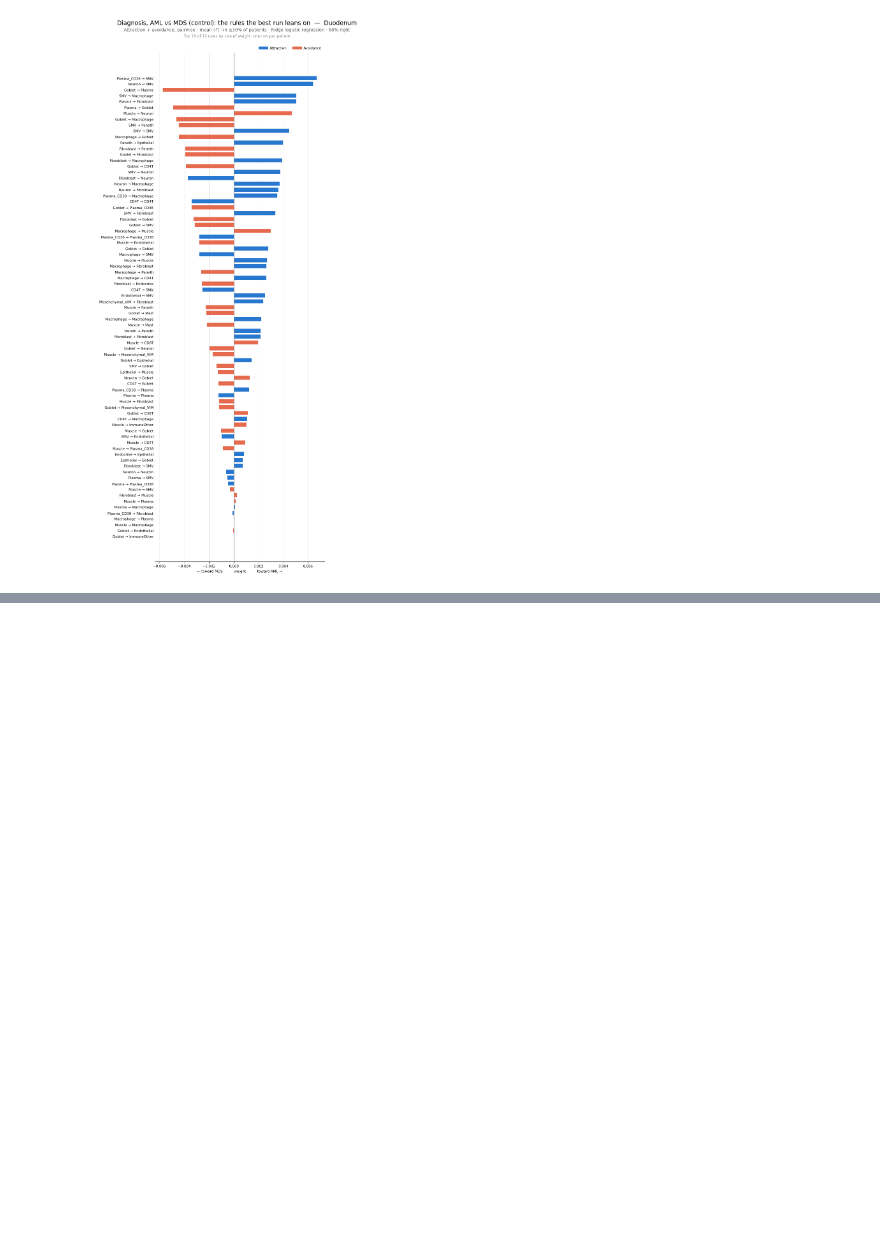
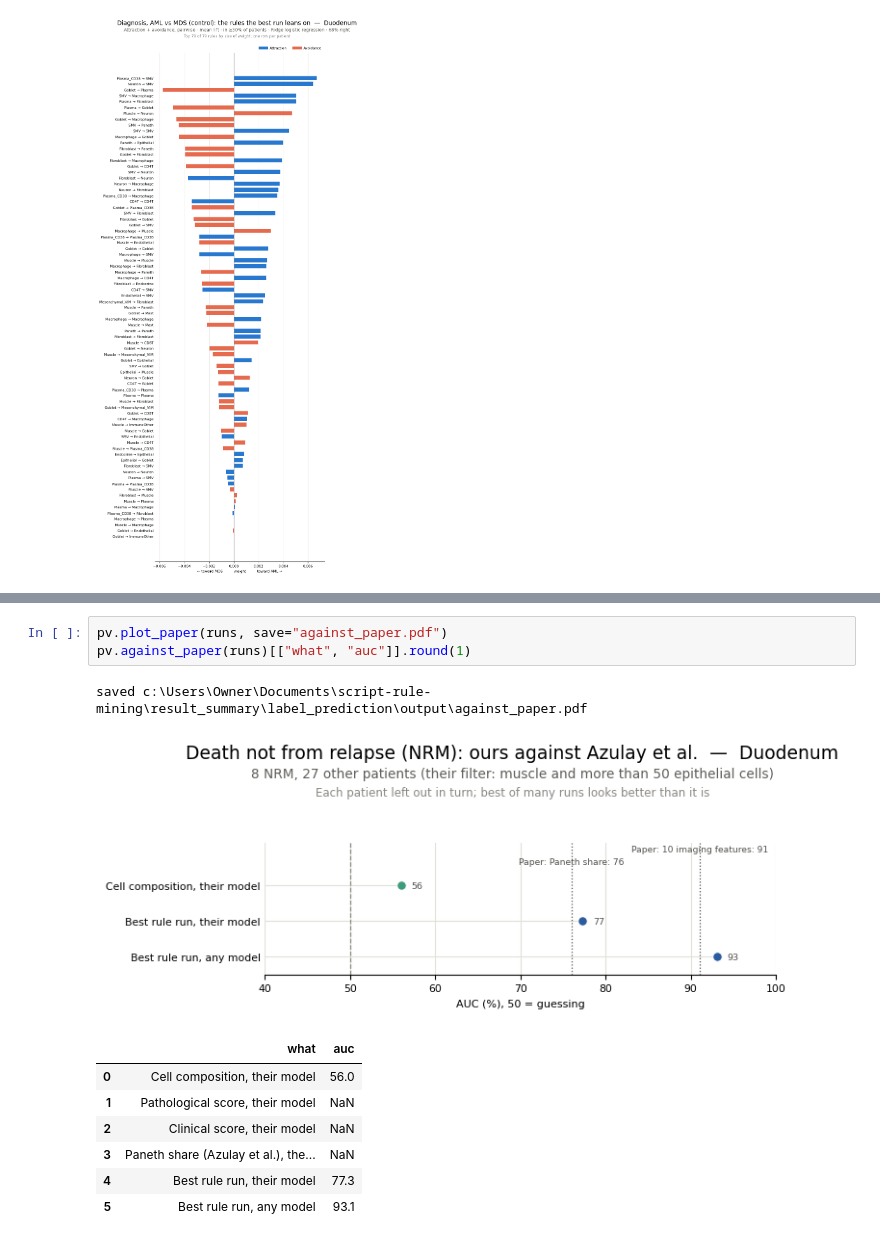
Before and after one commit to rachelbronerHU/bio-association-rule-mining-and-correlation, a Jupyter notebook: result_summary/label_prediction/prediction_results.ipynb, the cells around one changed output, grey strips where cells are left out. Drawn from its saved outputs; the diff is of its cells as text; blank space fills up the shorter version.

Commit message:
Label prediction - Paneth share reference (Azulay's NRM baseline), their model on one-column tables, comparison to the paper's AUCs   (plot_paper, notebook section 5)

```diff
--- a/result_summary/label_prediction/prediction_results.ipynb
+++ b/result_summary/label_prediction/prediction_results.ipynb
@@ -90,0 +107,13 @@ saved c:\Users\Owner\Documents\script-rule-mining\result_summary\label_predictio
+# %%
+pv.plot_paper(runs, save="against_paper.pdf")
+pv.against_paper(runs)[["what", "auc"]].round(1)
+# %% [output]
+saved c:\Users\Owner\Documents\script-rule-mining\result_summary\label_prediction\output\against_paper.pdf
+[figure, added]
+|  | what | auc |
+| 0 | Cell composition, their model | 56.0 |
+| 1 | Pathological score, their model | NaN |
+| 2 | Clinical score, their model | NaN |
+| 3 | Paneth share (Azulay et al.), the... | NaN |
+| 4 | Best rule run, their model | 77.3 |
+| 5 | Best rule run, any model | 93.1 |
```
Also changed, not shown: parts of 4 cells of this notebook, 3 other files.
